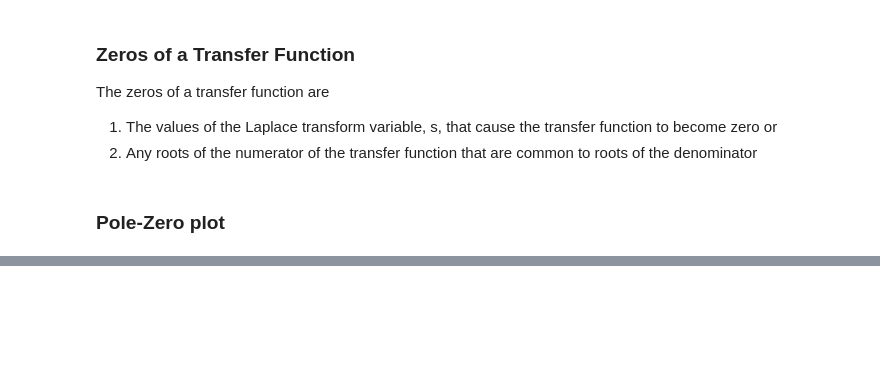
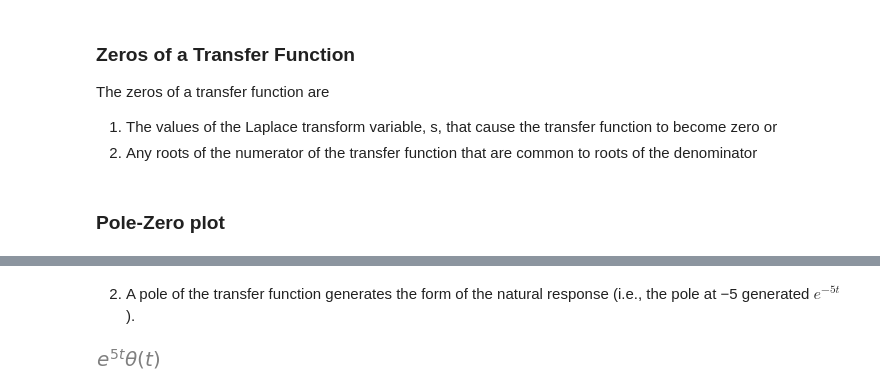
Before and after one commit to sayedul79/python-control-system, a Jupyter notebook: Time-Response.ipynb, the cells around one changed output, grey strips where cells are left out. Cells and saved outputs as stored; diff of their text form; code cells hidden in the pictures; blank space fills up the shorter version.

```diff
--- a/Time-Response.ipynb
+++ b/Time-Response.ipynb
@@ -51,0 +105,9 @@ The zeros of a transfer function are
+# %% [markdown]
+2. A pole of the transfer function generates the form of the natural response (i.e., the pole at −5 generated $e^{−5t}$).
+# %%
+s, t=sym.symbols("s, t")
+pole_real_axis=1/(s-5)
+inv_lap=sym.inverse_laplace_transform(pole_real_axis, s, t)
+inv_lap
+# %% [output]
+[figure, added]
```
Also changed, not shown: parts of 14 cells of this notebook, 1 other file.
